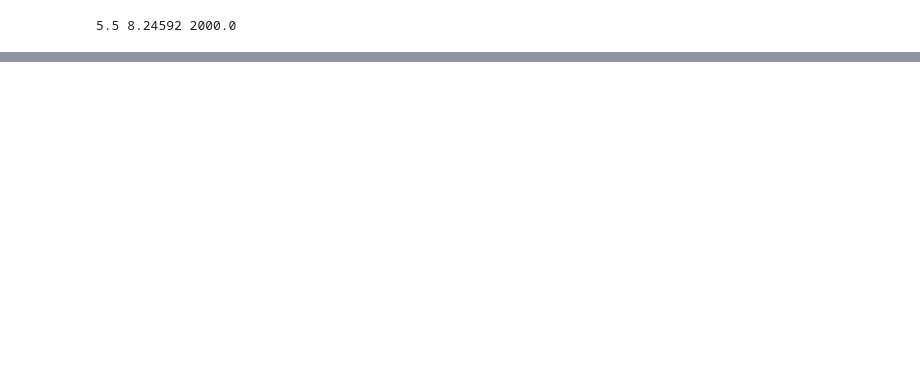
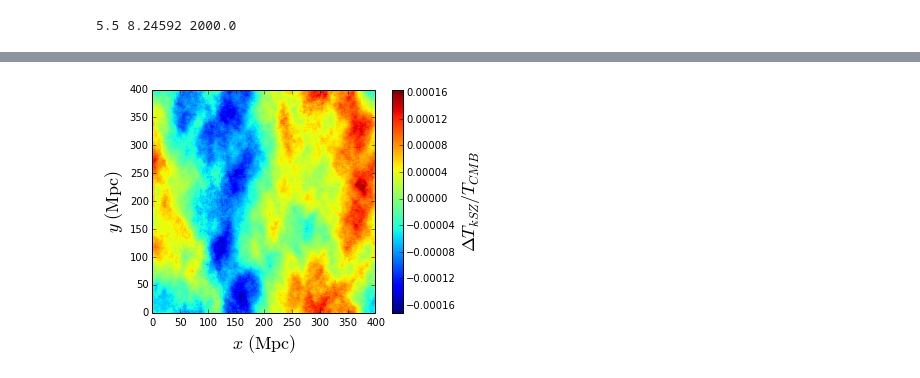
Before and after one commit to mpresley42/KSZ_21cm_Constraints, a Jupyter notebook: code/Python/ComputeTau.ipynb, the cells around one changed output, grey strips where cells are left out. Saved outputs shown, nothing was run; the diff lists cells and outputs as text; code cells hidden in the pictures; blank space fills up the shorter version.

```diff
--- a/code/Python/ComputeTau.ipynb
+++ b/code/Python/ComputeTau.ipynb
@@ -178,0 +202,18 @@ plt.plot(z,tau)
+# %%
+z,d = get_z_d(pms['zi'],pms['zf'])
+box = q0.shape
+xcd = np.linspace(-box[0]/2,box[0]/2,num=box[0])
+ycd = np.linspace(-box[1]/2,box[1]/2,num=box[1])
+zcd = d[0] + np.linspace(-box[2]/2,box[2]/2,num=box[2])
+xyzgd = np.meshgrid(xcd,ycd,zcd)
+xcd,ycd,zcd = None,None,None
+rgd = np.sqrt(xyzgd[0]*xyzgd[0]+xyzgd[1]*xyzgd[1]+xyzgd[2]*xyzgd[2])
+# q0, xyzgd (x3), rgd
+# %%
+ndotq = np.zeros_like(q0)
+for ii,vii in enumerate(('vx','vy','vz')):
+    vi = get_int_box_data(vii)
+    ndotq += q0*vi*xyzgd[ii]/rgd
+# q0, xyzgd (x3), rgd, ndotq, vi
+vi = None; q0=None; rgd=None; xyzgd=None;
+# ndotq
@@ -178,0 +250,12 @@ plt.plot(z,tau)
+# %%
+fn = np.exp(-tau)*ndotq/pms['c']*mToMpc
+dTkSZ = sp.integrate.trapz(fn,x=tau,axis=2)
+fn = None
+# %%
+plt.imshow(dTkSZ,origin='lower')
+plt.xlabel(r"$x\ (\mathrm{Mpc})$",fontsize=18)
+plt.ylabel(r"$y\ (\mathrm{Mpc})$",fontsize=18)
+cb=plt.colorbar()
+cb.set_label(r"$\Delta T_{kSZ}/T_{CMB}$",fontsize=18)
+# %% [output]
+[figure, added]
```
Also changed, not shown: parts of 26 cells of this notebook.
